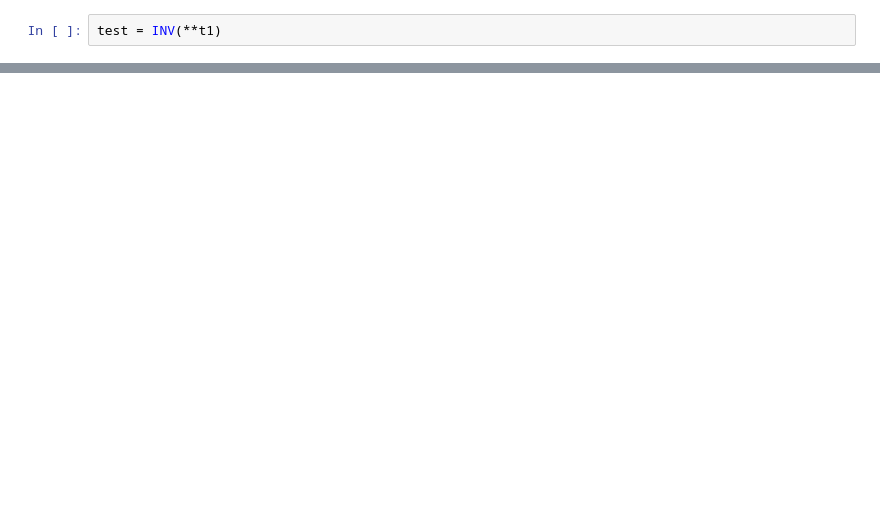
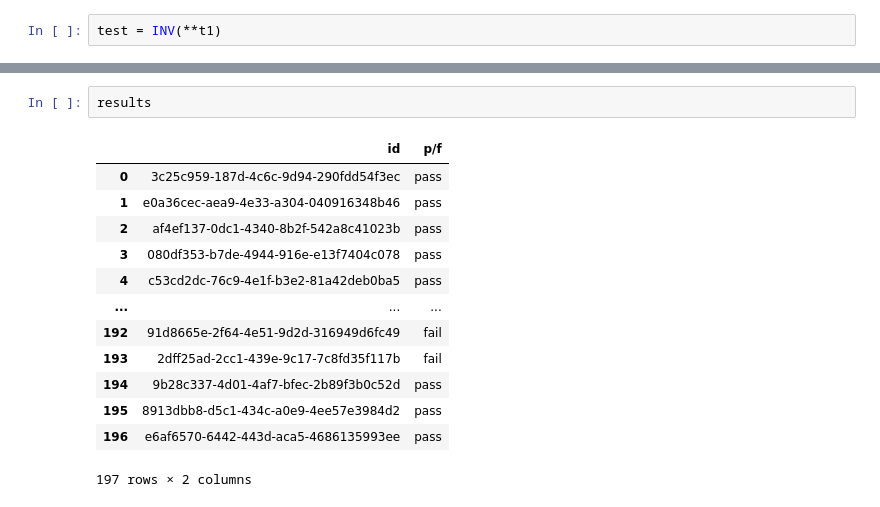
Before and after one commit to Nking92/checklist, a Jupyter notebook: notebooks/Nick.ipynb, the cells around one changed output, grey strips where cells are left out. Cells and saved outputs as stored; diff of their text form; blank space fills up the shorter version.

```diff
--- a/notebooks/Nick.ipynb
+++ b/notebooks/Nick.ipynb
@@ -54,0 +326,16 @@ ValueError: too many values to unpack (expected 2)
+# %%
+results
+# %% [output]
+|  | id | p/f |
+| 0 | 3c25c959-187d-4c6c-9d94-290fdd54f3ec | pass |
+| 1 | e0a36cec-aea9-4e33-a304-040916348b46 | pass |
+| 2 | af4ef137-0dc1-4340-8b2f-542a8c41023b | pass |
+| 3 | 080df353-b7de-4944-916e-e13f7404c078 | pass |
+| 4 | c53cd2dc-76c9-4e1f-b3e2-81a42deb0ba5 | pass |
+| ... | ... | ... |
+| 192 | 91d8665e-2f64-4e51-9d2d-316949d6fc49 | fail |
+| 193 | 2dff25ad-2cc1-439e-9c17-7c8fd35f117b | fail |
+| 194 | 9b28c337-4d01-4af7-bfec-2b89f3b0c52d | pass |
+| 195 | 8913dbb8-d5c1-434c-a0e9-4ee57e3984d2 | pass |
+| 196 | e6af6570-6442-443d-aca5-4686135993ee | pass |
+197 rows × 2 columns
```
Also changed, not shown: parts of 31 cells of this notebook.
